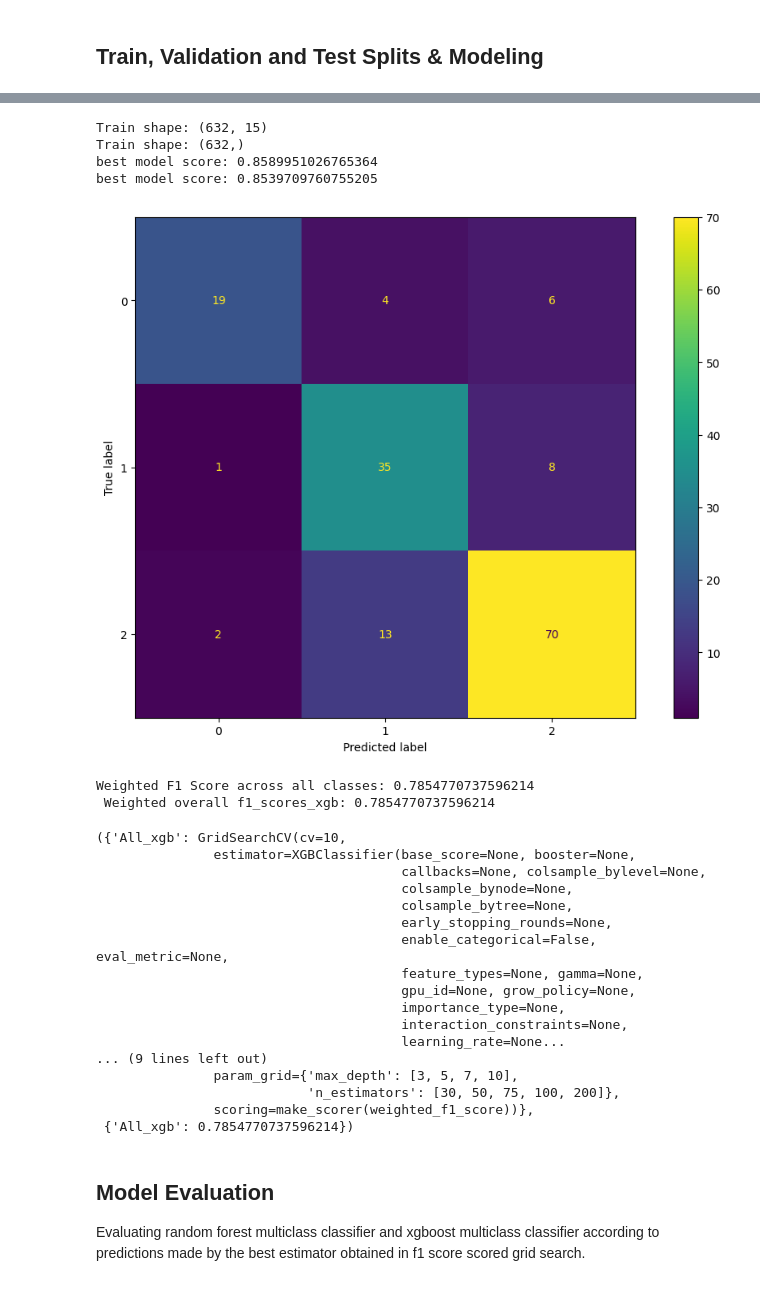
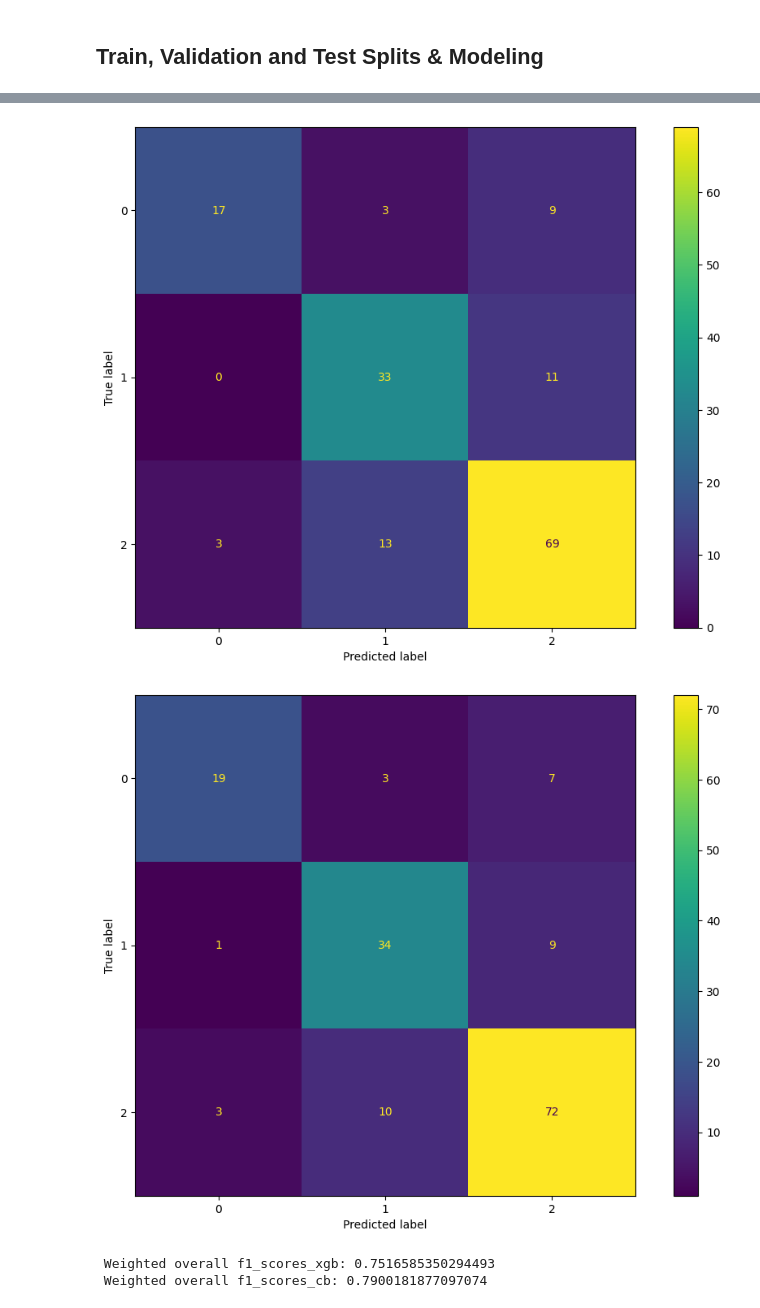
Before and after one commit to michael-fuest/tum-ai-multiclass-classification, a Jupyter notebook: src/modeling.ipynb, the cells around one changed output, grey strips where cells are left out. Saved outputs shown, nothing was run; the diff lists cells and outputs as text; code cells hidden in the pictures.

Commit message:
tweaked catboost model

```diff
--- a/src/modeling.ipynb
+++ b/src/modeling.ipynb
@@ -109,41 +125,51 @@ def evaluate_model(model_predictions, model_labels, model):
     plt.show()
 
     #print(classification_report(model_labels, model_predictions))
-    print(f"Weighted F1 Score across all classes: {f1_score(model_labels, model_predictions, average='weighted')}")
+    #print(f"Weighted F1 Score across all classes: {f1_score(model_labels, model_predictions, average='weighted')}")
     return f1_score(model_labels, model_predictions, average='weighted')
 
-def train_and_evaluate_different_models_for_splits(dataframes, labels):
+def train_and_evaluate_different_models_for_splits(dataframes, labels, upsample = False):
     xgb_models = {}
+    cb_models = {}
     f1_scores_xgb = {}
+    f1_scores_cb = {}
     sample_sizes = []
 
     for name, df in zip(labels, dataframes):
         x_train, x_val, y_train, y_val = train_test_split(df.drop(['y'], axis=1), df['y'], test_size=0.2, random_state=42, stratify=df['y'])
-        print(f"Train shape before SMOTE: {x_train.shape}")
 
-        x_train, y_train = upsample_training_data_with_SMOTE(x_train, y_train)
-
-        print(f"Train shape after SMOTE: {x_train.shape}")
+        if upsample:
+            x_train, y_train = upsample_training_data_with_SMOTE(x_train, y_train)
 
         sample_sizes.append(x_train.shape[0])
 
-        xgb_model = train_different_models(x_train, y_train)
+        xgb_model, cb_model = train_different_models(x_train, y_train)
         xgb_models[f"{name}_xgb"] = xgb_model
+        cb_models[f"{name}_cb"] = cb_model
 
         xgb_predictions = xgb_model.predict(x_val)
+        cb_predictions = cb_model.predict(x_val)
 
         f1_scores_xgb[f"{name}_xgb"] = evaluate_model(xgb_predictions, y_val, xgb_model)
+        f1_scores_cb[f"{name}_cb"] = evaluate_model(cb_predictions, y_val, cb_model)
 
 
     weights = sample_sizes / np.sum(sample_sizes)
     print(f" Weighted overall f1_scores_xgb: {weights.dot(list(f1_scores_xgb.values())).mean()}")
+    print(f" Weighted overall f1_scores_cb: {weights.dot(list(f1_scores_cb.values())).mean()}")
 
-    return xgb_models, f1_scores_xgb
+    return xgb_models, f1_scores_xgb, cb_models, f1_scores_cb
 
 def upsample_training_data_with_SMOTE(x_train, y_train):
     from imblearn.over_sampling import SMOTE
 
+    #print class distribution before SMOTE
+    print("Before SMOTE: ", y_train.value_counts())
+
     sm = SMOTE(random_state=42, n_jobs=-1)
     x_train, y_train = sm.fit_resample(x_train, y_train)
 
+    #print class distribution after SMOTE
+    print("After SMOTE: ", y_train.value_counts())
+
     return x_train, y_train
@@ -194,31 +202,7 @@ Weighted F1 Score across all classes: 0.6928853754940711
-# %%
-train_and_evaluate_different_models_for_splits([df_train], ['All'])
-# %% [output]
-Train shape: (632, 15)
-Train shape: (632,)
-best model score: 0.8589951026765364
-best model score: 0.8539709760755205
-[figure, removed]
-Weighted F1 Score across all classes: 0.7854770737596214
- Weighted overall f1_scores_xgb: 0.7854770737596214
-({'All_xgb': GridSearchCV(cv=10,
-               estimator=XGBClassifier(base_score=None, booster=None,
-                                       callbacks=None, colsample_bylevel=None,
-                                       colsample_bynode=None,
-                                       colsample_bytree=None,
-                                       early_stopping_rounds=None,
-                                       enable_categorical=False, eval_metric=None,
-                                       feature_types=None, gamma=None,
-                                       gpu_id=None, grow_policy=None,
-                                       importance_type=None,
-                                       interaction_constraints=None,
-                                       learning_rate=None...
-... (9 lines left out)
-               param_grid={'max_depth': [3, 5, 7, 10],
-                           'n_estimators': [30, 50, 75, 100, 200]},
-               scoring=make_scorer(weighted_f1_score))},
- {'All_xgb': 0.7854770737596214})
-# %% [markdown]
-## Model Evaluation
-
-Evaluating random forest multiclass classifier and xgboost multiclass classifier according to predictions made by the best estimator obtained in f1 score scored grid search.
+# %%
+xgb_model_all, f1_xgb_all, cb_model_all, f1_cb_all = train_and_evaluate_different_models_for_splits([df_train], ['All'])
+# %% [output]
+[figure, added]
+[figure, added]
+ Weighted overall f1_scores_xgb: 0.7516585350294493
+ Weighted overall f1_scores_cb: 0.7900181877097074
```
Also changed, not shown: parts of 11 cells of this notebook, 4 other files.
